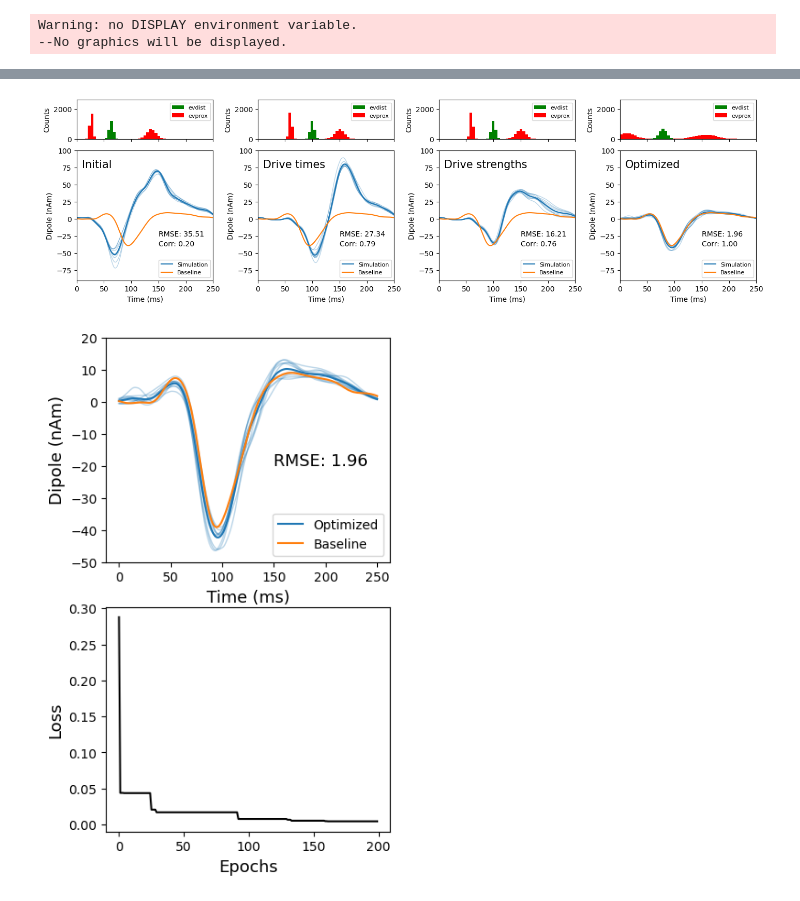
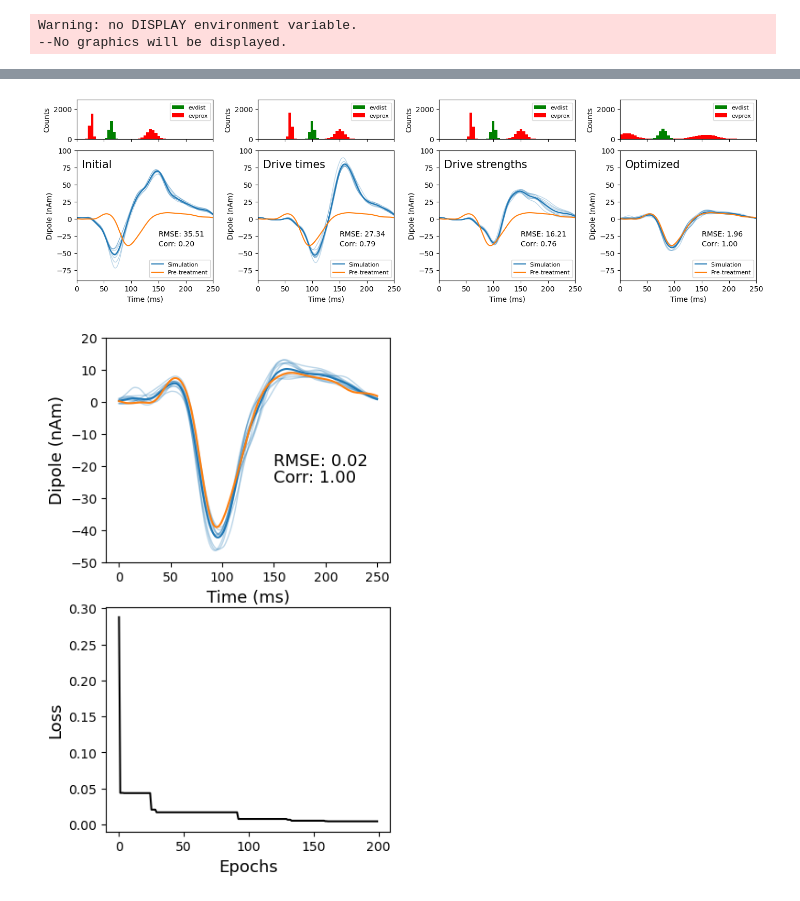
Before and after one commit to ntolley/hnn_jove, a Jupyter notebook: notebooks/baseline_optimization_figure.ipynb, the cells around one changed output, grey strips where cells are left out. Saved outputs shown, nothing was run; the diff lists cells and outputs as text; code cells hidden in the pictures.

```diff
--- a/notebooks/baseline_optimization_figure.ipynb
+++ b/notebooks/baseline_optimization_figure.ipynb
@@ -27,8 +27,8 @@ net_default = read_network_configuration(f'{fpath}/default.json')
 net_times = read_network_configuration(f'{fpath}/drive_times.json')
 net_strengths = read_network_configuration(f'{fpath}/drive_strengths.json')
 
-# net_optimized = read_network_configuration(f'{fpath}/../opt_baseline_config_correlation_best.json')
-net_optimized = read_network_configuration(f'{fpath}/../baseline_optimization/opt_baseline_config_correlation_10.json')
+net_optimized = read_network_configuration(f'{fpath}/../opt_baseline_config_correlation_best.json')
+# net_optimized = read_network_configuration(f'{fpath}/../baseline_optimization/opt_baseline_config_correlation_10.json')
 
 net_names = ['Initial', 'Drive times', 'Drive strengths', 'Optimized']
 net_configs = [net_default, net_times, net_strengths, net_optimized]
@@ -80,7 +138,7 @@ for col_idx in range(4):
     axes[1, col_idx].plot(times, np.array(dpl_plot).T, color='C0', alpha=0.3, linewidth=1)
     avg_dpl = np.mean(dpl_plot, axis=0)
     axes[1, col_idx].plot(times, avg_dpl, color='C0', label='Simulation')
-    axes[1, col_idx].plot(times, baseline_dpl, color='C1', label='Baseline')
+    axes[1, col_idx].plot(times, baseline_dpl, color='C1', label='Pre-treatment')
 
     rmse = (np.sqrt(np.sum((avg_dpl - baseline_dpl) ** 2)) / len(avg_dpl)) * 100 # need to check why 100 needed to match GUI
     corr = np.corrcoef(avg_dpl, baseline_dpl)[0, 1]
@@ -94,7 +152,7 @@ for col_idx in range(4):
     _ = axes[1, col_idx].set_ylabel('Dipole (nAm)')
 plt.savefig('../figures/baseline_optimization_sequence.svg')
 # %% [output]
-[figure, old version]
+[figure, new version]
 # %%
 def _corr_evoked():
     pass
@@ -103,41 +161,42 @@ def set_params():
     pass
 
 
-opt_fname = '../data/baseline_optimization/opt_baseline_object_correlation_10.pkl'
-# opt_fname = '../data/opt_baseline_object_correlation_best.pkl'
+# opt_fname = '../data/baseline_optimization/opt_baseline_object_correlation_10.pkl'
+opt_fname = '../data/opt_baseline_object_correlation_best.pkl'
 with open(opt_fname, 'rb') as file:
     opt_run = pickle.load(file)
 # %%
 labelsize=13
 ticksize = 10
 
 plt.figure(figsize=(4,7))
 
 dpl_plot = [dpl_trial.copy().smooth(smooth_window).scale(scale_factor_list[col_idx]).data['agg'] for dpl_trial in dpl_list[-1]]
 
 plt.subplot(2,1,1)
 plt.plot(times, np.array(dpl_plot).T, color='C0', alpha=0.3, linewidth=1)
 avg_dpl = np.mean(dpl_plot, axis=0)
 plt.plot(times, avg_dpl, color='C0', label='Optimized')
 plt.plot(times, baseline_dpl, color='C1', label='Baseline')
 
-rmse = (np.sqrt(np.mean((avg_dpl - baseline_dpl) ** 2)))
+rmse = np.sqrt(np.sum((avg_dpl - baseline_dpl) ** 2)) / len(avg_dpl)
+corr = np.corrcoef(avg_dpl, baseline_dpl)[0,1]
+
 plt.ylim(-50, 20)
 plt.xlabel('Time (ms)')
 plt.text(150, -20, f'RMSE: {rmse:.2f}', fontsize=13)
-plt.legend(loc='lower right', fontsize=10)
+plt.text(150, -25, f'Corr: {corr:.2f}', fontsize=13)
 
 plt.xlabel('Time (ms)', fontsize=labelsize)
 plt.ylabel('Dipole (nAm)', fontsize=labelsize)
 plt.xticks(fontsize=ticksize)
 plt.xticks(fontsize=ticksize)
 
 plt.subplot(2,1,2)
 plt.plot(opt_run.obj_, color='k')
 plt.xlabel('Epochs', fontsize=labelsize)
 plt.ylabel('Loss', fontsize=labelsize)
 plt.xticks(fontsize=ticksize)
 plt.xticks(fontsize=ticksize)
-plt.savefig('../figures/baseline_optimization_results.svg')
 # %% [output]
-[figure, old version]
+[figure, new version]
```
Also changed, not shown: parts of 1 cell of this notebook, 10 other files.
